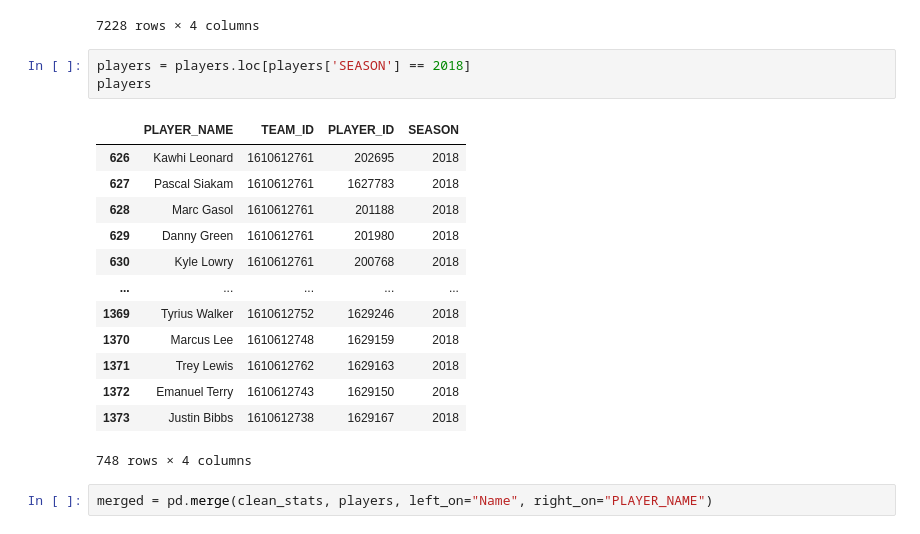
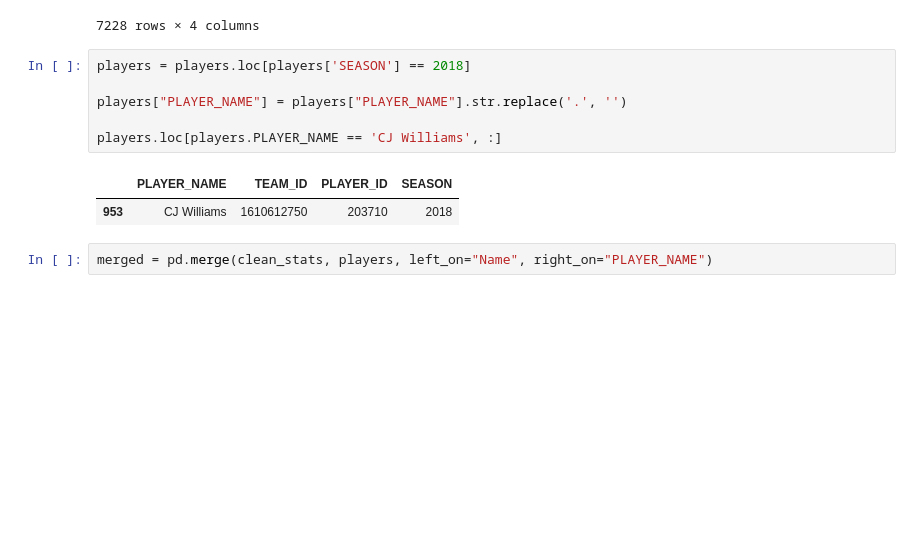
Before and after one commit to jeremykardash/project-2, a Jupyter notebook: code/stats_cleaner.ipynb, the cells around one changed output. Drawn from its saved outputs; the diff is of its cells as text; blank space fills up the shorter version.

Commit message:
Remove dots from names

```diff
--- a/code/stats_cleaner.ipynb
+++ b/code/stats_cleaner.ipynb
@@ -120,21 +121,13 @@ players
 7228 rows × 4 columns
 # %%
 players = players.loc[players['SEASON'] == 2018]
-players
+
+players["PLAYER_NAME"] = players["PLAYER_NAME"].str.replace('.', '')
+
+players.loc[players.PLAYER_NAME == 'CJ Williams', :]
 # %% [output]
 |  | PLAYER_NAME | TEAM_ID | PLAYER_ID | SEASON |
-| 626 | Kawhi Leonard | 1610612761 | 202695 | 2018 |
-| 627 | Pascal Siakam | 1610612761 | 1627783 | 2018 |
-| 628 | Marc Gasol | 1610612761 | 201188 | 2018 |
-| 629 | Danny Green | 1610612761 | 201980 | 2018 |
-| 630 | Kyle Lowry | 1610612761 | 200768 | 2018 |
-| ... | ... | ... | ... | ... |
-| 1369 | Tyrius Walker | 1610612752 | 1629246 | 2018 |
-| 1370 | Marcus Lee | 1610612748 | 1629159 | 2018 |
-| 1371 | Trey Lewis | 1610612762 | 1629163 | 2018 |
-| 1372 | Emanuel Terry | 1610612743 | 1629150 | 2018 |
-| 1373 | Justin Bibbs | 1610612738 | 1629167 | 2018 |
+| 953 | CJ Williams | 1610612750 | 203710 | 2018 |
-748 rows × 4 columns
 # %%
 merged = pd.merge(clean_stats, players, left_on="Name", right_on="PLAYER_NAME")
 # %%
```
Also changed, not shown: parts of 3 cells of this notebook, 2 other files.
